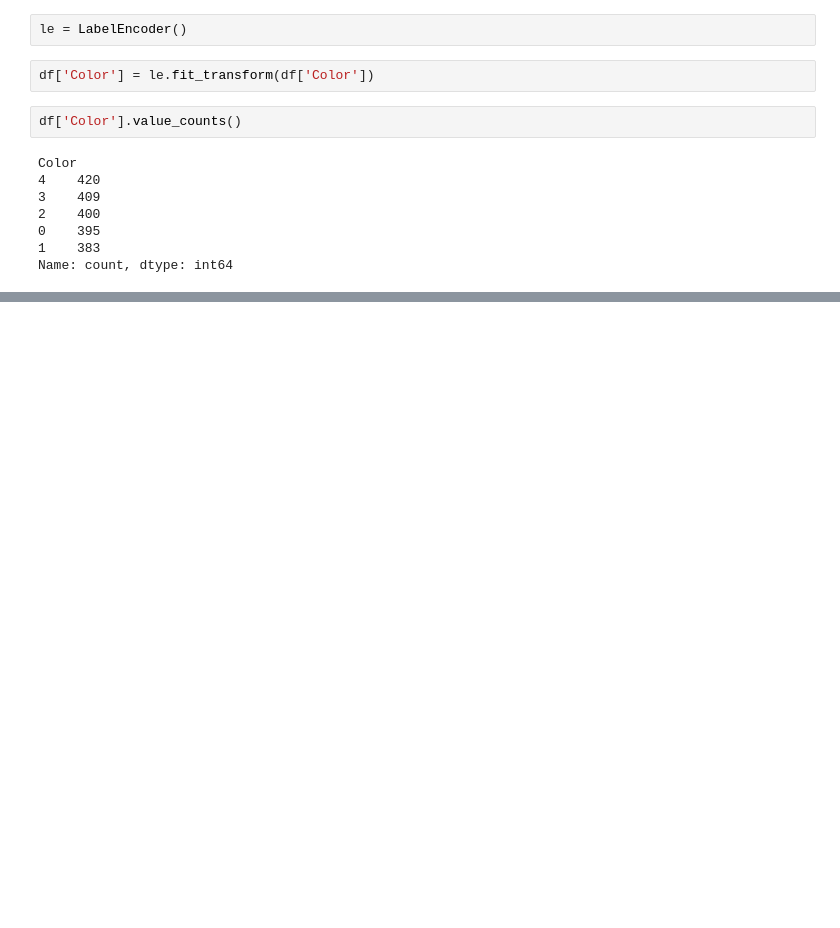
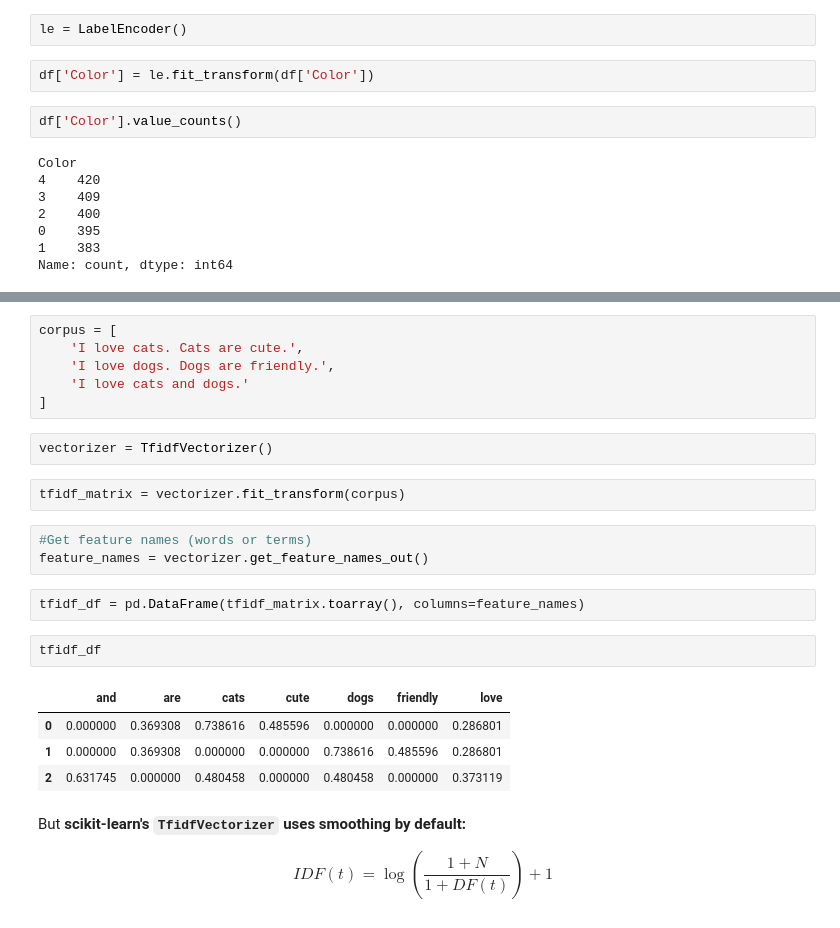
Before and after one commit to JesanOvi/Data-Science, a Jupyter notebook: data_preprocessing.ipynb, the cells around one changed output, grey strips where cells are left out. Saved outputs shown, nothing was run; the diff lists cells and outputs as text; blank space fills up the shorter version.

```diff
--- a/data_preprocessing.ipynb
+++ b/data_preprocessing.ipynb
@@ -525,0 +1095,32 @@ Name: count, dtype: int64
+# %%
+corpus = [
+    'I love cats. Cats are cute.',
+    'I love dogs. Dogs are friendly.',
+    'I love cats and dogs.'
+]
+# %%
+vectorizer = TfidfVectorizer()
+# %%
+tfidf_matrix = vectorizer.fit_transform(corpus)
+# %%
+#Get feature names (words or terms)
+feature_names = vectorizer.get_feature_names_out()
+# %%
+tfidf_df = pd.DataFrame(tfidf_matrix.toarray(), columns=feature_names)
+# %%
+tfidf_df
+# %% [output]
+|  | and | are | cats | cute | dogs | friendly | love |
+| 0 | 0.000000 | 0.369308 | 0.738616 | 0.485596 | 0.000000 | 0.000000 | 0.286801 |
+| 1 | 0.000000 | 0.369308 | 0.000000 | 0.000000 | 0.738616 | 0.485596 | 0.286801 |
+| 2 | 0.631745 | 0.000000 | 0.480458 | 0.000000 | 0.480458 | 0.000000 | 0.373119 |
+# %% [markdown]
+<p>
+  But <strong>scikit-learn's</strong>
+  <strong><code>TfidfVectorizer</code></strong>
+  <strong>uses smoothing by default:</strong>
+</p>
+
+<p>
+  $$IDF(t) = \log\left(\frac{1 + N}{1 + DF(t)}\right) + 1$$
+</p>
```
Also changed, not shown: parts of 32 cells of this notebook.
